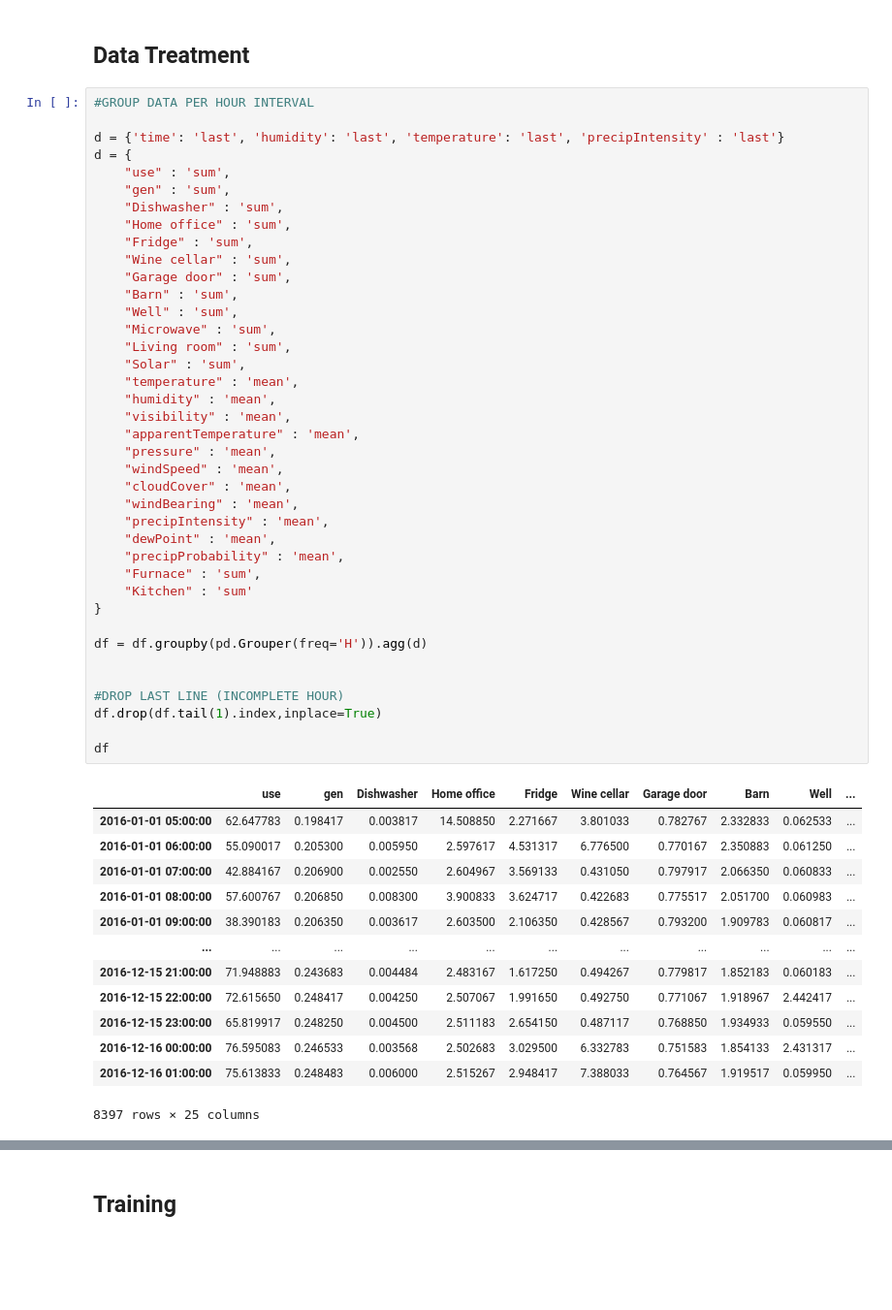
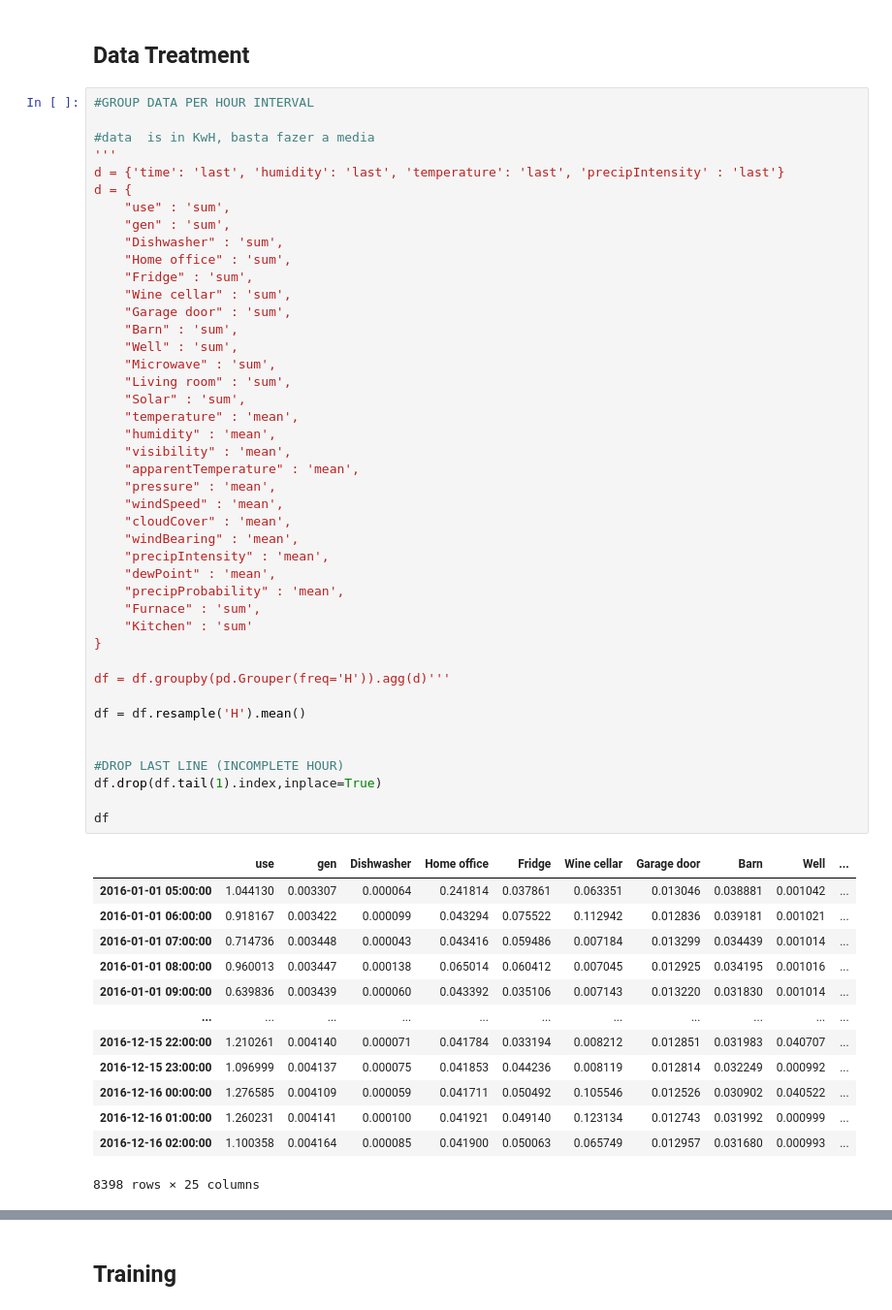
Before and after one commit to joaonpsilva/Tese_House_Energy_Prediciton, a Jupyter notebook: Energy_Pred.ipynb, the cells around one changed output, grey strips where cells are left out. Shown at 97% size. Saved outputs shown, nothing was run; the diff lists cells and outputs as text; blank space fills up the shorter version.

```diff
--- a/Energy_Pred.ipynb
+++ b/Energy_Pred.ipynb
@@ -127,6 +128,8 @@ df['use'].resample(rule='D').sum().plot(figsize=(25,5))         #group by day
 # %%
 #GROUP DATA PER HOUR INTERVAL
 
+#data  is in KwH, basta fazer a media
+'''
 d = {'time': 'last', 'humidity': 'last', 'temperature': 'last', 'precipIntensity' : 'last'}
 d = {
     "use" : 'sum',
@@ -137,43 +140,45 @@ d = {
     "Wine cellar" : 'sum',
     "Garage door" : 'sum',
     "Barn" : 'sum',
     "Well" : 'sum',
     "Microwave" : 'sum',
     "Living room" : 'sum',
     "Solar" : 'sum',
     "temperature" : 'mean',
     "humidity" : 'mean',
     "visibility" : 'mean',
     "apparentTemperature" : 'mean',
     "pressure" : 'mean',
     "windSpeed" : 'mean',
     "cloudCover" : 'mean',
     "windBearing" : 'mean',
     "precipIntensity" : 'mean',
     "dewPoint" : 'mean',
     "precipProbability" : 'mean',
     "Furnace" : 'sum',
     "Kitchen" : 'sum'
 }
 
-df = df.groupby(pd.Grouper(freq='H')).agg(d)
+df = df.groupby(pd.Grouper(freq='H')).agg(d)'''
+
+df = df.resample('H').mean()
 
 
 #DROP LAST LINE (INCOMPLETE HOUR)
 df.drop(df.tail(1).index,inplace=True)
 
 df
 # %% [output]
 |  | use | gen | Dishwasher | Home office | Fridge | Wine cellar | Garage door | Barn | Well | ... |
-| 2016-01-01 05:00:00 | 62.647783 | 0.198417 | 0.003817 | 14.508850 | 2.271667 | 3.801033 | 0.782767 | 2.332833 | 0.062533 | ... |
-| 2016-01-01 06:00:00 | 55.090017 | 0.205300 | 0.005950 | 2.597617 | 4.531317 | 6.776500 | 0.770167 | 2.350883 | 0.061250 | ... |
-| 2016-01-01 07:00:00 | 42.884167 | 0.206900 | 0.002550 | 2.604967 | 3.569133 | 0.431050 | 0.797917 | 2.066350 | 0.060833 | ... |
-| 2016-01-01 08:00:00 | 57.600767 | 0.206850 | 0.008300 | 3.900833 | 3.624717 | 0.422683 | 0.775517 | 2.051700 | 0.060983 | ... |
-| 2016-01-01 09:00:00 | 38.390183 | 0.206350 | 0.003617 | 2.603500 | 2.106350 | 0.428567 | 0.793200 | 1.909783 | 0.060817 | ... |
+| 2016-01-01 05:00:00 | 1.044130 | 0.003307 | 0.000064 | 0.241814 | 0.037861 | 0.063351 | 0.013046 | 0.038881 | 0.001042 | ... |
+| 2016-01-01 06:00:00 | 0.918167 | 0.003422 | 0.000099 | 0.043294 | 0.075522 | 0.112942 | 0.012836 | 0.039181 | 0.001021 | ... |
+| 2016-01-01 07:00:00 | 0.714736 | 0.003448 | 0.000043 | 0.043416 | 0.059486 | 0.007184 | 0.013299 | 0.034439 | 0.001014 | ... |
+| 2016-01-01 08:00:00 | 0.960013 | 0.003447 | 0.000138 | 0.065014 | 0.060412 | 0.007045 | 0.012925 | 0.034195 | 0.001016 | ... |
+| 2016-01-01 09:00:00 | 0.639836 | 0.003439 | 0.000060 | 0.043392 | 0.035106 | 0.007143 | 0.013220 | 0.031830 | 0.001014 | ... |
 | ... | ... | ... | ... | ... | ... | ... | ... | ... | ... | ... |
-| 2016-12-15 21:00:00 | 71.948883 | 0.243683 | 0.004484 | 2.483167 | 1.617250 | 0.494267 | 0.779817 | 1.852183 | 0.060183 | ... |
-| 2016-12-15 22:00:00 | 72.615650 | 0.248417 | 0.004250 | 2.507067 | 1.991650 | 0.492750 | 0.771067 | 1.918967 | 2.442417 | ... |
-| 2016-12-15 23:00:00 | 65.819917 | 0.248250 | 0.004500 | 2.511183 | 2.654150 | 0.487117 | 0.768850 | 1.934933 | 0.059550 | ... |
-| 2016-12-16 00:00:00 | 76.595083 | 0.246533 | 0.003568 | 2.502683 | 3.029500 | 6.332783 | 0.751583 | 1.854133 | 2.431317 | ... |
-| 2016-12-16 01:00:00 | 75.613833 | 0.248483 | 0.006000 | 2.515267 | 2.948417 | 7.388033 | 0.764567 | 1.919517 | 0.059950 | ... |
+| 2016-12-15 22:00:00 | 1.210261 | 0.004140 | 0.000071 | 0.041784 | 0.033194 | 0.008212 | 0.012851 | 0.031983 | 0.040707 | ... |
+| 2016-12-15 23:00:00 | 1.096999 | 0.004137 | 0.000075 | 0.041853 | 0.044236 | 0.008119 | 0.012814 | 0.032249 | 0.000992 | ... |
+| 2016-12-16 00:00:00 | 1.276585 | 0.004109 | 0.000059 | 0.041711 | 0.050492 | 0.105546 | 0.012526 | 0.030902 | 0.040522 | ... |
+| 2016-12-16 01:00:00 | 1.260231 | 0.004141 | 0.000100 | 0.041921 | 0.049140 | 0.123134 | 0.012743 | 0.031992 | 0.000999 | ... |
+| 2016-12-16 02:00:00 | 1.100358 | 0.004164 | 0.000085 | 0.041900 | 0.050063 | 0.065749 | 0.012957 | 0.031680 | 0.000993 | ... |
-8397 rows × 25 columns
+8398 rows × 25 columns
```
Also changed, not shown: parts of 13 cells of this notebook.
